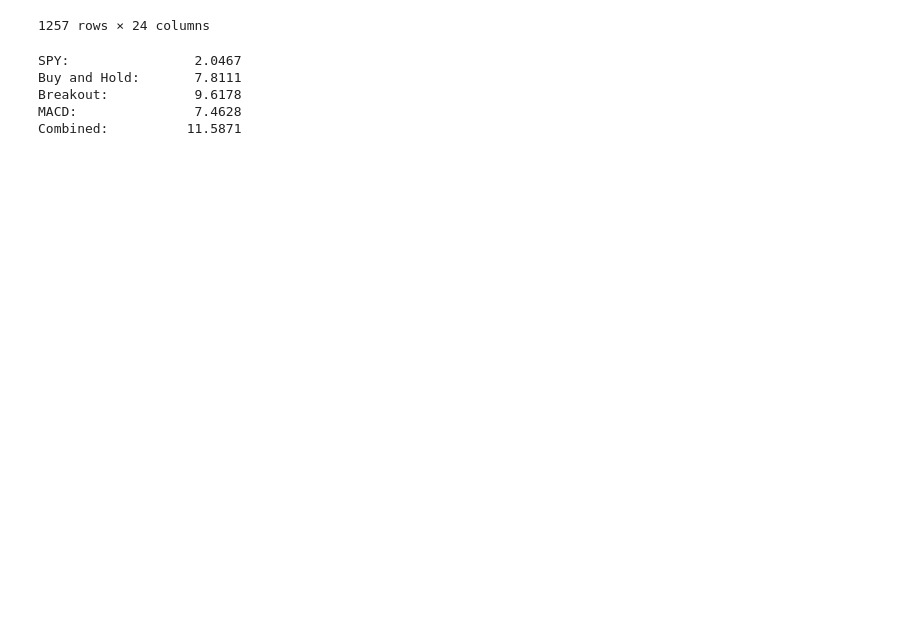
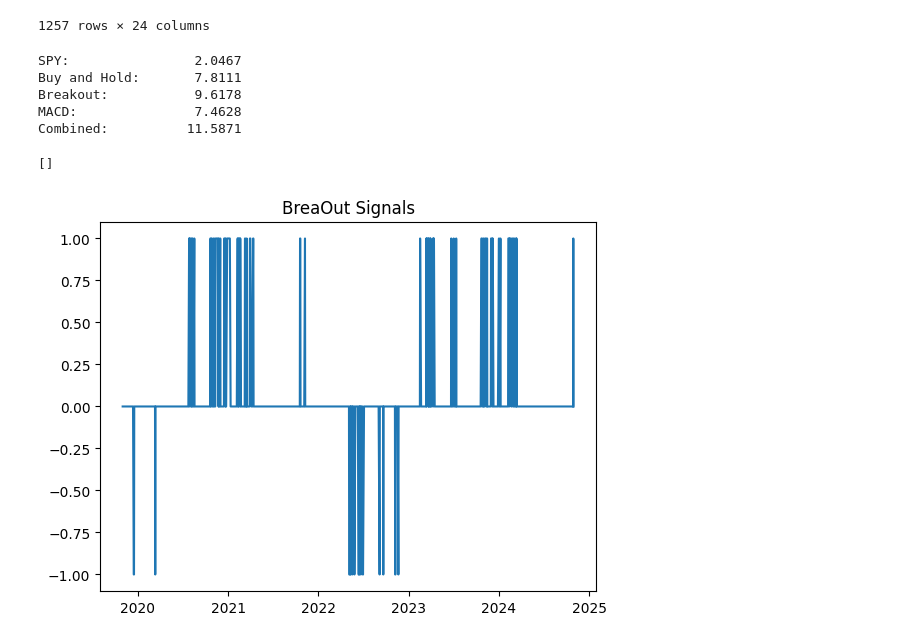
Before and after one commit to memelooody/Bitcoin-Trading-Strategies, a Jupyter notebook: Test.ipynb, the cells around one changed output. Drawn from its saved outputs; the diff is of its cells as text; code cells hidden in the pictures; blank space fills up the shorter version.

```diff
--- a/Test.ipynb
+++ b/Test.ipynb
@@ -321,3 +321,10 @@ Buy and Hold:       7.8111
 Breakout:           9.6178
 MACD:               7.4628
 Combined:          11.5871
+# %%
+plt.plot(merged_data['date'], merged_data['sig_1'], label='BreakOut', linestyle='-')
+plt.title('BreaOut Signals')
+plt.plot()
+# %% [output]
+[]
+[figure, added]
```
Also changed, not shown: parts of 8 cells of this notebook.
